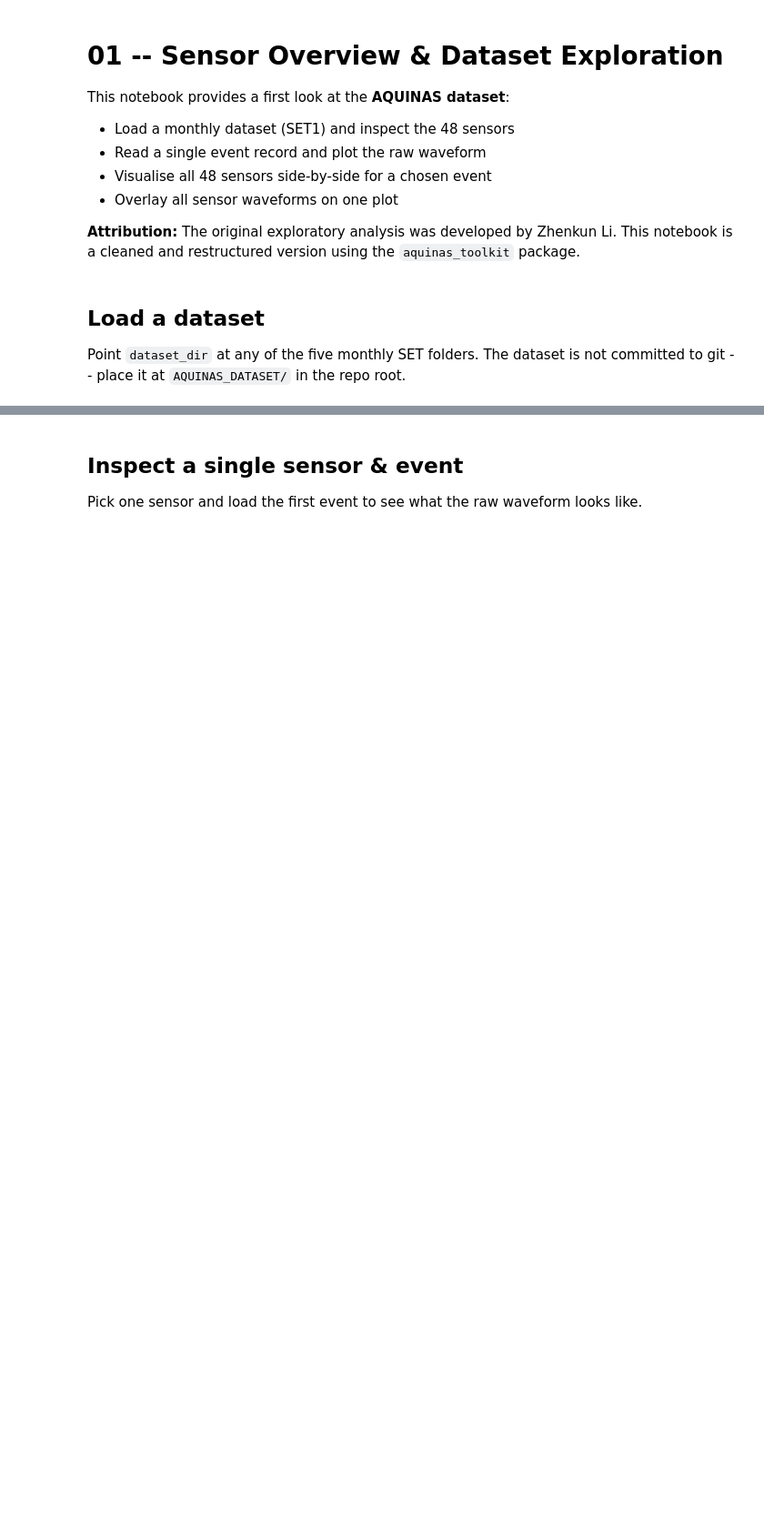
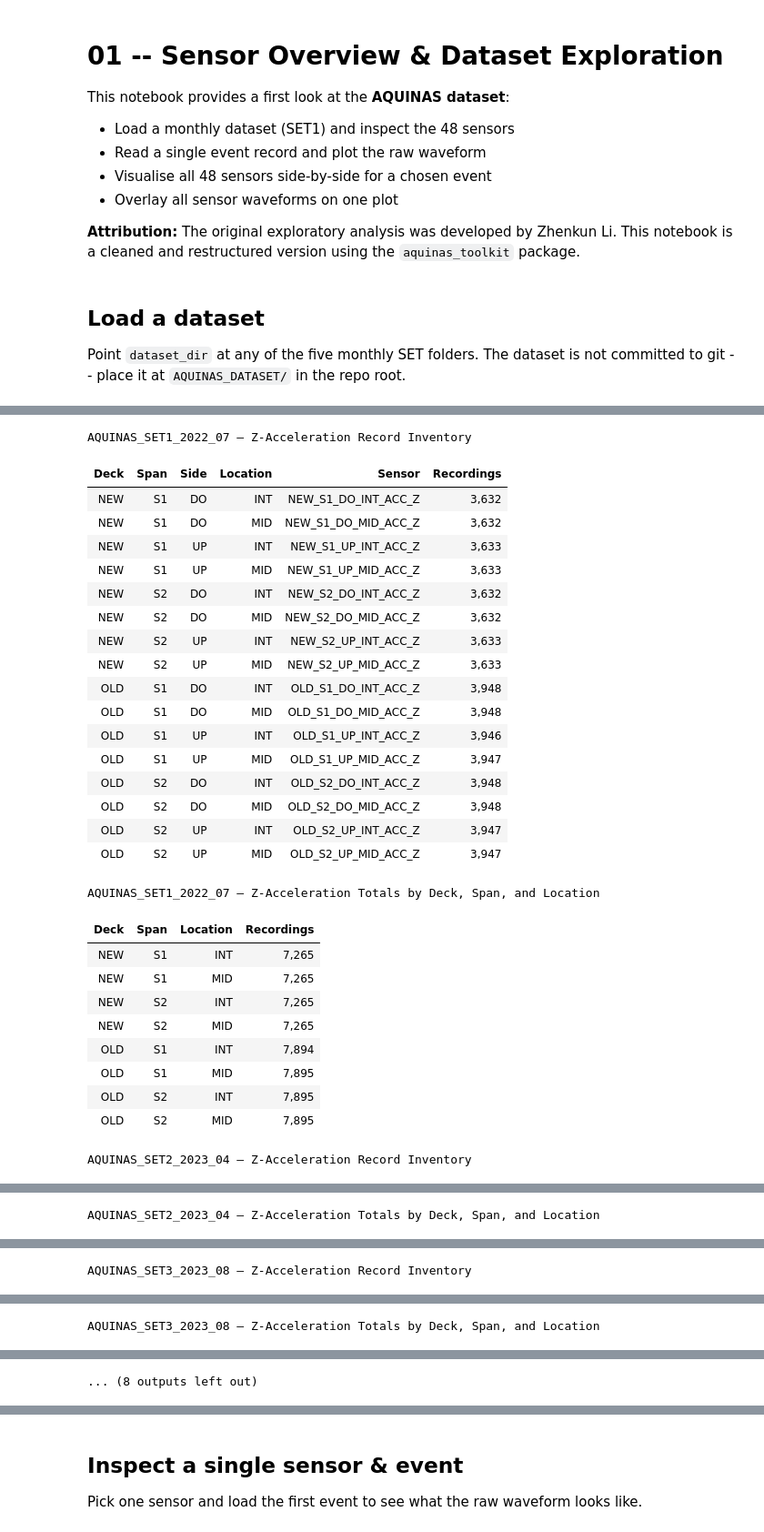
Before and after one commit to likemaestro/EWSHM_Competition, a Jupyter notebook: notebooks/01_sensor_overview.ipynb, the cells around one changed output, grey strips where cells are left out. Shown at 91% size. Drawn from its saved outputs; the diff is of its cells as text; code cells hidden in the pictures; blank space fills up the shorter version.

```diff
--- a/notebooks/01_sensor_overview.ipynb
+++ b/notebooks/01_sensor_overview.ipynb
@@ -23,0 +33,71 @@ The dataset is not committed to git -- place it at
+# %%
+dataset_root = Path("../AQUINAS_DATASET")
+set_dirs = sorted(dataset_root.glob("AQUINAS_SET*"))
+
+for set_dir in set_dirs:
+    set_reader = AquinasReader(set_dir)
+    z_counts = set_reader.summarize_sensor_records(quantity="ACC", axis="Z")
+    table = z_counts[["deck", "span", "side", "location", "sensor_name", "record_count"]].rename(
+        columns={
+            "deck": "Deck",
+            "span": "Span",
+            "side": "Side",
+            "location": "Location",
+            "sensor_name": "Sensor",
+            "record_count": "Recordings",
+        }
+    )
+    styled = (
+        table.style.hide(axis="index")
+        .format({"Recordings": "{:,.0f}"})
+        .set_caption(f"{set_reader.set_name} — Z-Acceleration Record Inventory")
+    )
+
+    display(styled)
+    summary = (
+        z_counts.groupby(["deck", "span", "location"], as_index=False)["record_count"]
+        .sum()
+        .rename(
+            columns={
+                "deck": "Deck",
+                "span": "Span",
+                "location": "Location",
+                "record_count": "Recordings",
+            }
+        )
+    )
+    display(
+        summary.style.hide(axis="index")
+        .format({"Recordings": "{:,.0f}"})
+        .set_caption(f"{set_reader.set_name} — Z-Acceleration Totals by Deck, Span, and Location")
+    )
+# %% [output]
+AQUINAS_SET1_2022_07 — Z-Acceleration Record Inventory
+| Deck | Span | Side | Location | Sensor | Recordings |
+| NEW | S1 | DO | INT | NEW_S1_DO_INT_ACC_Z | 3,632 |
+| NEW | S1 | DO | MID | NEW_S1_DO_MID_ACC_Z | 3,632 |
+| NEW | S1 | UP | INT | NEW_S1_UP_INT_ACC_Z | 3,633 |
+| NEW | S1 | UP | MID | NEW_S1_UP_MID_ACC_Z | 3,633 |
+| NEW | S2 | DO | INT | NEW_S2_DO_INT_ACC_Z | 3,632 |
+| NEW | S2 | DO | MID | NEW_S2_DO_MID_ACC_Z | 3,632 |
+| NEW | S2 | UP | INT | NEW_S2_UP_INT_ACC_Z | 3,633 |
+| NEW | S2 | UP | MID | NEW_S2_UP_MID_ACC_Z | 3,633 |
+| OLD | S1 | DO | INT | OLD_S1_DO_INT_ACC_Z | 3,948 |
+| OLD | S1 | DO | MID | OLD_S1_DO_MID_ACC_Z | 3,948 |
+| OLD | S1 | UP | INT | OLD_S1_UP_INT_ACC_Z | 3,946 |
+| OLD | S1 | UP | MID | OLD_S1_UP_MID_ACC_Z | 3,947 |
+| OLD | S2 | DO | INT | OLD_S2_DO_INT_ACC_Z | 3,948 |
+| OLD | S2 | DO | MID | OLD_S2_DO_MID_ACC_Z | 3,948 |
+| OLD | S2 | UP | INT | OLD_S2_UP_INT_ACC_Z | 3,947 |
+| OLD | S2 | UP | MID | OLD_S2_UP_MID_ACC_Z | 3,947 |
+AQUINAS_SET1_2022_07 — Z-Acceleration Totals by Deck, Span, and Location
+| Deck | Span | Location | Recordings |
+| NEW | S1 | INT | 7,265 |
+| NEW | S1 | MID | 7,265 |
+| NEW | S2 | INT | 7,265 |
+| NEW | S2 | MID | 7,265 |
+| OLD | S1 | INT | 7,894 |
+| OLD | S1 | MID | 7,895 |
+| OLD | S2 | INT | 7,895 |
+| OLD | S2 | MID | 7,895 |
+AQUINAS_SET2_2023_04 — Z-Acceleration Record Inventory
@@ -23,0 +121 @@ The dataset is not committed to git -- place it at
+AQUINAS_SET2_2023_04 — Z-Acceleration Totals by Deck, Span, and Location
@@ -23,0 +131 @@ The dataset is not committed to git -- place it at
+AQUINAS_SET3_2023_08 — Z-Acceleration Record Inventory
@@ -23,0 +149 @@ The dataset is not committed to git -- place it at
+AQUINAS_SET3_2023_08 — Z-Acceleration Totals by Deck, Span, and Location
@@ -24,3 +159,4 @@ The dataset is not committed to git -- place it at
+... (8 outputs left out)
 # %%
 dataset_dir = Path("../AQUINAS_DATASET/AQUINAS_SET1_2022_07")
 reader = AquinasReader(dataset_dir)
```
Also changed, not shown: parts of 4 cells of this notebook, 14 other files.
